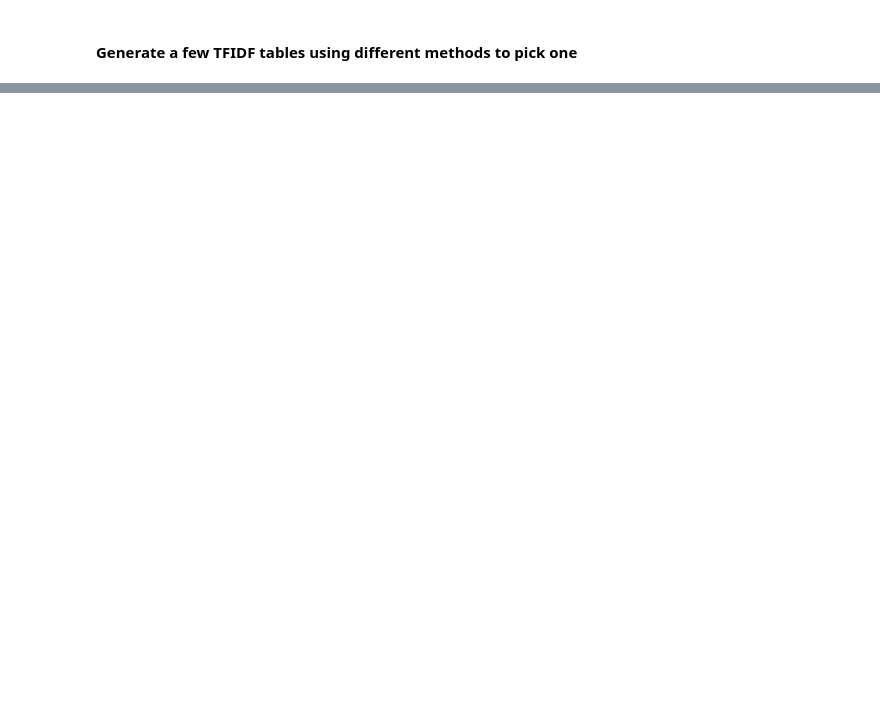
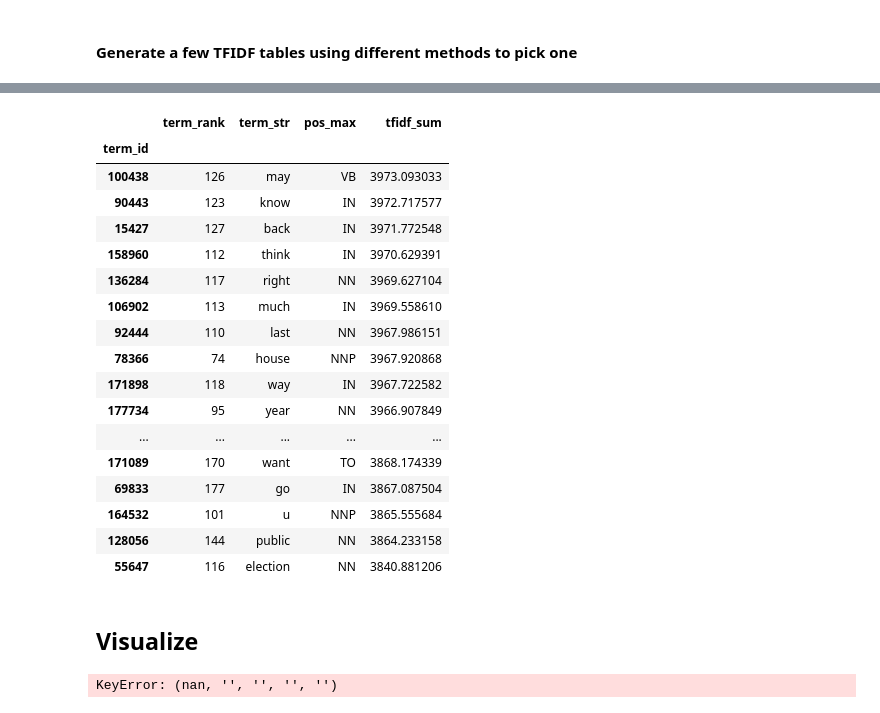
Before and after one commit to matthew-e-thomas/NLP_Project_Newzy, a Jupyter notebook: TFIDF_3.ipynb, the cells around one changed output, grey strips where cells are left out. Saved outputs shown, nothing was run; the diff lists cells and outputs as text; code cells hidden in the pictures; blank space fills up the shorter version.

```diff
--- a/TFIDF_3.ipynb
+++ b/TFIDF_3.ipynb
@@ -113,0 +153,25 @@ TF method: raw
+# %%
+VOCAB[['term_rank','term_str','pos_max','tfidf_sum']]\
+    .sort_values('tfidf_sum', ascending=False).head(50)\
+    .style.background_gradient(cmap='PuBuGn', high=1)
+# %% [output]
+|  | term_rank | term_str | pos_max | tfidf_sum |
+| term_id |  |  |  |  |
+| 100438 | 126 | may | VB | 3973.093033 |
+| 90443 | 123 | know | IN | 3972.717577 |
+| 15427 | 127 | back | IN | 3971.772548 |
+| 158960 | 112 | think | IN | 3970.629391 |
+| 136284 | 117 | right | NN | 3969.627104 |
+| 106902 | 113 | much | IN | 3969.558610 |
+| 92444 | 110 | last | NN | 3967.986151 |
+| 78366 | 74 | house | NNP | 3967.920868 |
+| 171898 | 118 | way | IN | 3967.722582 |
+| 177734 | 95 | year | NN | 3966.907849 |
+| ... | ... | ... | ... | ... |
+| 171089 | 170 | want | TO | 3868.174339 |
+| 69833 | 177 | go | IN | 3867.087504 |
+| 164532 | 101 | u | NNP | 3865.555684 |
+| 128056 | 144 | public | NN | 3864.233158 |
+| 55647 | 116 | election | NN | 3840.881206 |
+# %% [markdown]
+## Visualize
@@ -113,0 +180,4 @@ TF method: raw
+# %%
+px.scatter(VSHORT, x='term_rank', y='tfidf_sum', hover_name='term_str', color='pos_max')
+# %% [output]
+KeyError: (nan, '', '', '', '')
```
Also changed, not shown: parts of 23 cells of this notebook, 1 other file.
